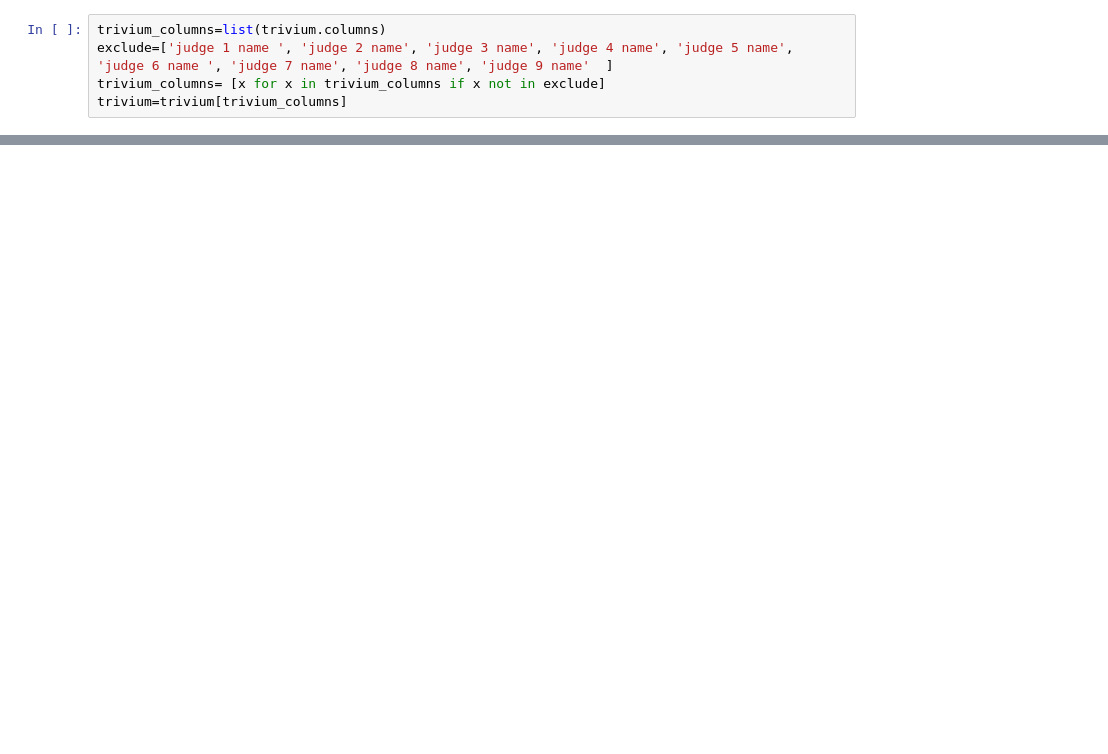
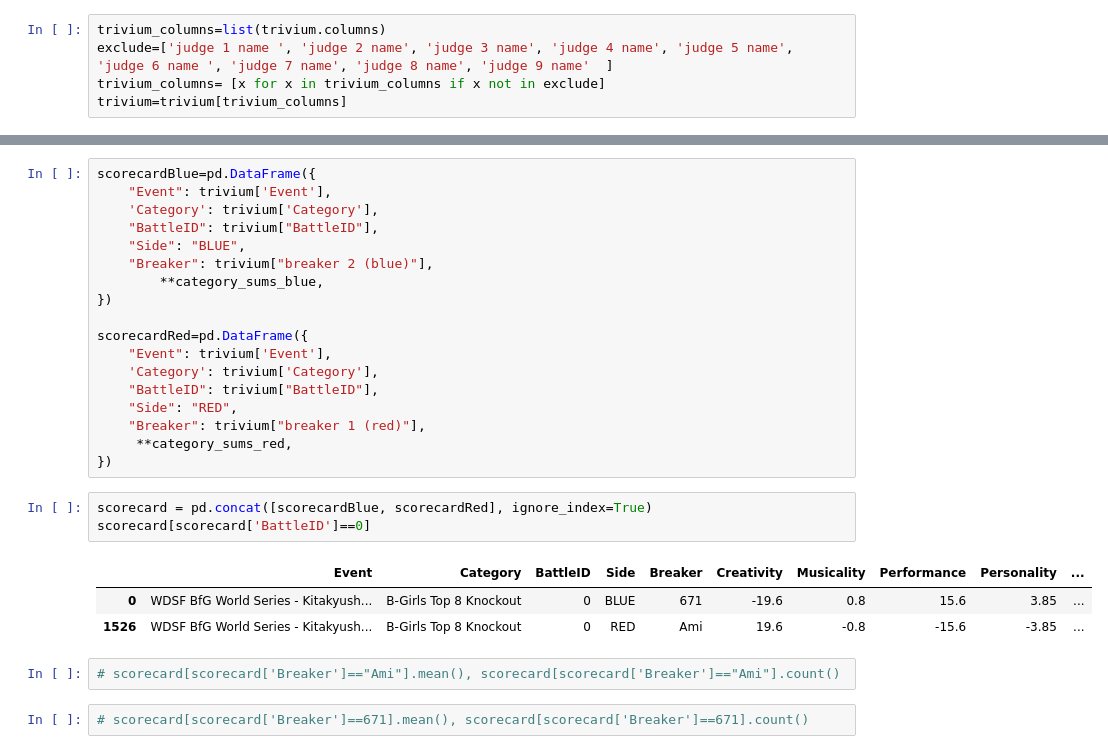
Before and after one commit to smahnke17/capstone, a Jupyter notebook: data_exploration.ipynb, the cells around one changed output, grey strips where cells are left out. Saved outputs shown, nothing was run; the diff lists cells and outputs as text; blank space fills up the shorter version.

```diff
--- a/data_exploration.ipynb
+++ b/data_exploration.ipynb
@@ -90,0 +105,29 @@ TypeError: '<' not supported between instances of 'str' and 'int'
+# %%
+scorecardBlue=pd.DataFrame({
+    "Event": trivium['Event'],
+    'Category': trivium['Category'],
+    "BattleID": trivium["BattleID"],
+    "Side": "BLUE",
+    "Breaker": trivium["breaker 2 (blue)"],
+        **category_sums_blue,
+})
+
+scorecardRed=pd.DataFrame({
+    "Event": trivium['Event'],
+    'Category': trivium['Category'],
+    "BattleID": trivium["BattleID"],
+    "Side": "RED",
+    "Breaker": trivium["breaker 1 (red)"],
+     **category_sums_red,
+})
+# %%
+scorecard = pd.concat([scorecardBlue, scorecardRed], ignore_index=True)
+scorecard[scorecard['BattleID']==0]
+# %% [output]
+|  | Event | Category | BattleID | Side | Breaker | Creativity | Musicality | Performance | Personality | ... |
+| 0 | WDSF BfG World Series - Kitakyush... | B-Girls Top 8 Knockout | 0 | BLUE | 671 | -19.6 | 0.8 | 15.6 | 3.85 | ... |
+| 1526 | WDSF BfG World Series - Kitakyush... | B-Girls Top 8 Knockout | 0 | RED | Ami | 19.6 | -0.8 | -15.6 | -3.85 | ... |
+# %%
+# scorecard[scorecard['Breaker']=="Ami"].mean(), scorecard[scorecard['Breaker']=="Ami"].count()
+# %%
+# scorecard[scorecard['Breaker']==671].mean(), scorecard[scorecard['Breaker']==671].count()
```
Also changed, not shown: parts of 15 cells of this notebook.
